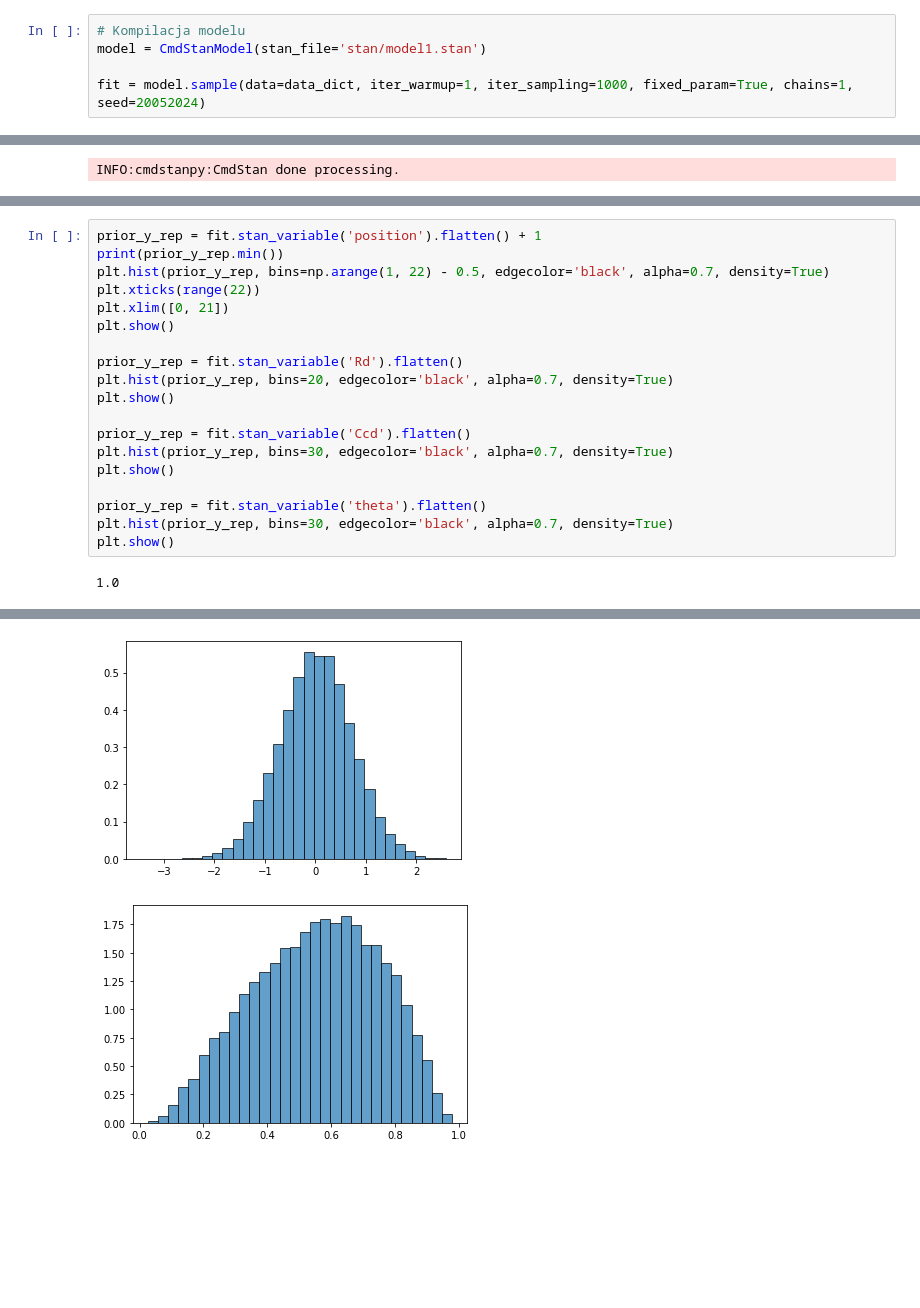
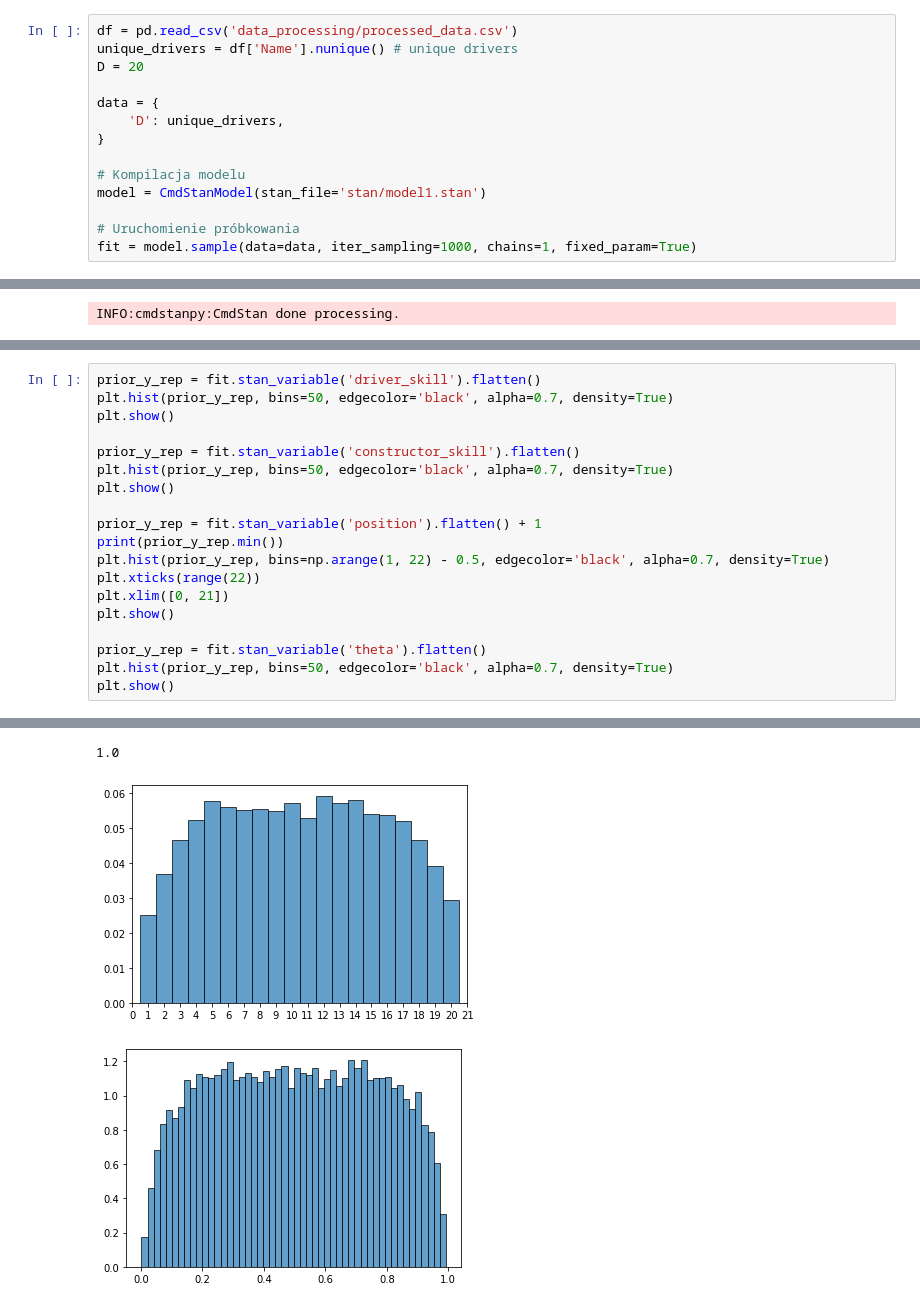
Before and after one commit to andrzejjnk/bayesian_f1, a Jupyter notebook: f1_project.ipynb, the cells around one changed output, grey strips where cells are left out. Cells and saved outputs as stored; diff of their text form; blank space fills up the shorter version.

Commit message:
Dodanie modelu 1 oraz modelu 2

```diff
--- a/f1_project.ipynb
+++ b/f1_project.ipynb
@@ -296,8 +176,17 @@ data_dict = {
 # %%
+df = pd.read_csv('data_processing/processed_data.csv')
+unique_drivers = df['Name'].nunique() # unique drivers
+D = 20
+
+data = {
+    'D': unique_drivers,
+}
+
 # Kompilacja modelu
 model = CmdStanModel(stan_file='stan/model1.stan')
 
-fit = model.sample(data=data_dict, iter_warmup=1, iter_sampling=1000, fixed_param=True, chains=1, seed=20052024)
+# Uruchomienie próbkowania
+fit = model.sample(data=data, iter_sampling=1000, chains=1, fixed_param=True)
 # %% [output]
 INFO:cmdstanpy:compiling stan file /home/bayesian_f1/stan/model1.stan to exe file /home/bayesian_f1/stan/model1
 INFO:cmdstanpy:compiled model executable: /home/bayesian_f1/stan/model1
@@ -323,4 +210,12 @@ max: 19.0
 # %%
+prior_y_rep = fit.stan_variable('driver_skill').flatten()
+plt.hist(prior_y_rep, bins=50, edgecolor='black', alpha=0.7, density=True)
+plt.show()
+
+prior_y_rep = fit.stan_variable('constructor_skill').flatten()
+plt.hist(prior_y_rep, bins=50, edgecolor='black', alpha=0.7, density=True)
+plt.show()
+
 prior_y_rep = fit.stan_variable('position').flatten() + 1
 print(prior_y_rep.min())
 plt.hist(prior_y_rep, bins=np.arange(1, 22) - 0.5, edgecolor='black', alpha=0.7, density=True)
@@ -328,16 +223,7 @@ plt.xticks(range(22))
 plt.xlim([0, 21])
 plt.show()
 
-prior_y_rep = fit.stan_variable('Rd').flatten()
-plt.hist(prior_y_rep, bins=20, edgecolor='black', alpha=0.7, density=True)
+prior_y_rep = fit.stan_variable('theta').flatten()
+plt.hist(prior_y_rep, bins=50, edgecolor='black', alpha=0.7, density=True)
 plt.show()
-
-prior_y_rep = fit.stan_variable('Ccd').flatten()
-plt.hist(prior_y_rep, bins=30, edgecolor='black', alpha=0.7, density=True)
-plt.show()
-
-prior_y_rep = fit.stan_variable('theta').flatten()
-plt.hist(prior_y_rep, bins=30, edgecolor='black', alpha=0.7, density=True)
-plt.show()
 # %% [output]
-1.0
@@ -346,2 +232,3 @@ plt.show()
+1.0
-[figure, old version]
+[figure, new version]
-[figure, old version]
+[figure, new version]
```
Also changed, not shown: parts of 28 cells of this notebook, 6 other files.
